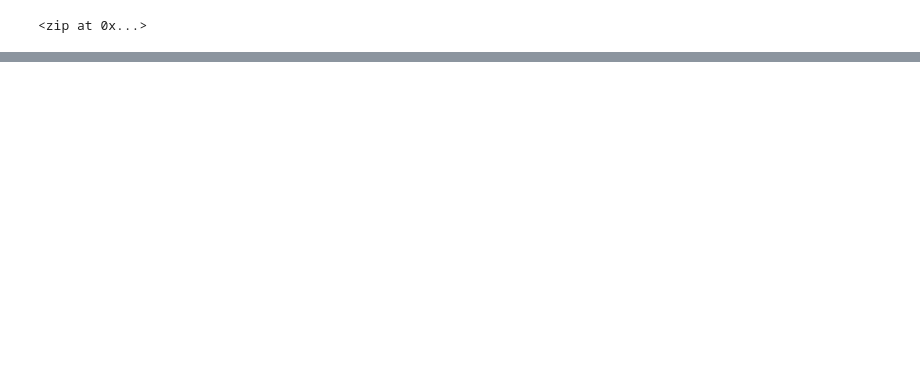
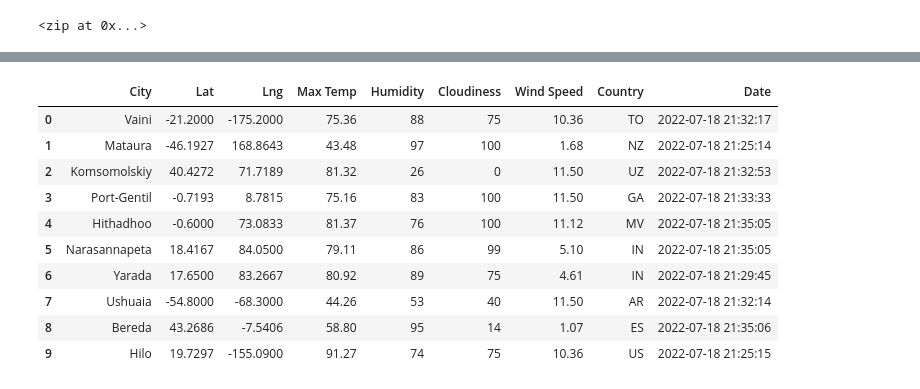
Before and after one commit to Beardlow/World_Weather_Analysis, a Jupyter notebook: WeatherPy.ipynb, the cells around one changed output, grey strips where cells are left out. Drawn from its saved outputs; the diff is of its cells as text; code cells hidden in the pictures; blank space fills up the shorter version.

```diff
--- a/WeatherPy.ipynb
+++ b/WeatherPy.ipynb
@@ -55,0 +140,16 @@ len(cities)
+# %%
+# Convert the array of dictionaries to a Pandas DataFrame.
+city_data_raw_df = pd.DataFrame(city_data)
+city_data_raw_df.head(10)
+# %% [output]
+|  | City | Lat | Lng | Max Temp | Humidity | Cloudiness | Wind Speed | Country | Date |
+| 0 | Vaini | -21.2000 | -175.2000 | 75.36 | 88 | 75 | 10.36 | TO | 2022-07-18 21:32:17 |
+| 1 | Mataura | -46.1927 | 168.8643 | 43.48 | 97 | 100 | 1.68 | NZ | 2022-07-18 21:25:14 |
+| 2 | Komsomolskiy | 40.4272 | 71.7189 | 81.32 | 26 | 0 | 11.50 | UZ | 2022-07-18 21:32:53 |
+| 3 | Port-Gentil | -0.7193 | 8.7815 | 75.16 | 83 | 100 | 11.50 | GA | 2022-07-18 21:33:33 |
+| 4 | Hithadhoo | -0.6000 | 73.0833 | 81.37 | 76 | 100 | 11.12 | MV | 2022-07-18 21:35:05 |
+| 5 | Narasannapeta | 18.4167 | 84.0500 | 79.11 | 86 | 99 | 5.10 | IN | 2022-07-18 21:35:05 |
+| 6 | Yarada | 17.6500 | 83.2667 | 80.92 | 89 | 75 | 4.61 | IN | 2022-07-18 21:29:45 |
+| 7 | Ushuaia | -54.8000 | -68.3000 | 44.26 | 53 | 40 | 11.50 | AR | 2022-07-18 21:32:14 |
+| 8 | Bereda | 43.2686 | -7.5406 | 58.80 | 95 | 14 | 1.07 | ES | 2022-07-18 21:35:06 |
+| 9 | Hilo | 19.7297 | -155.0900 | 91.27 | 74 | 75 | 10.36 | US | 2022-07-18 21:25:15 |
```
Also changed, not shown: parts of 9 cells of this notebook.
